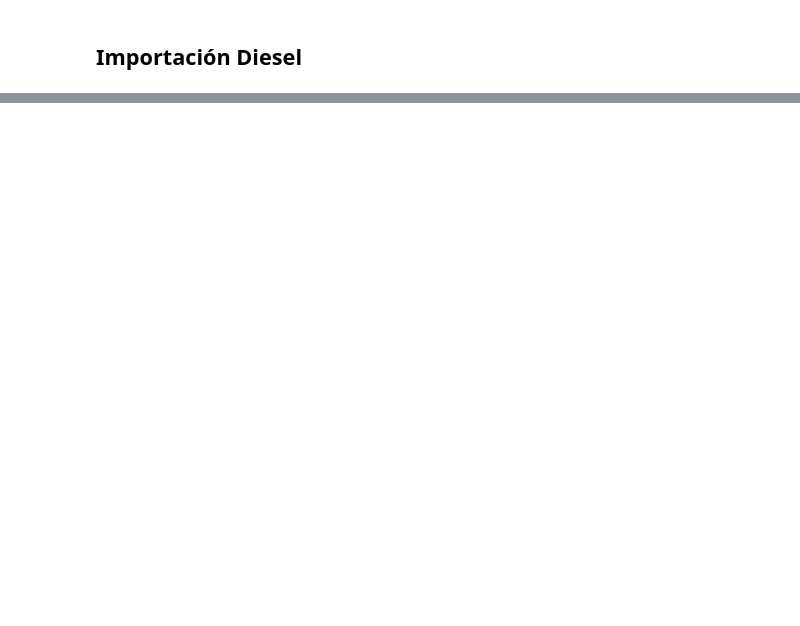
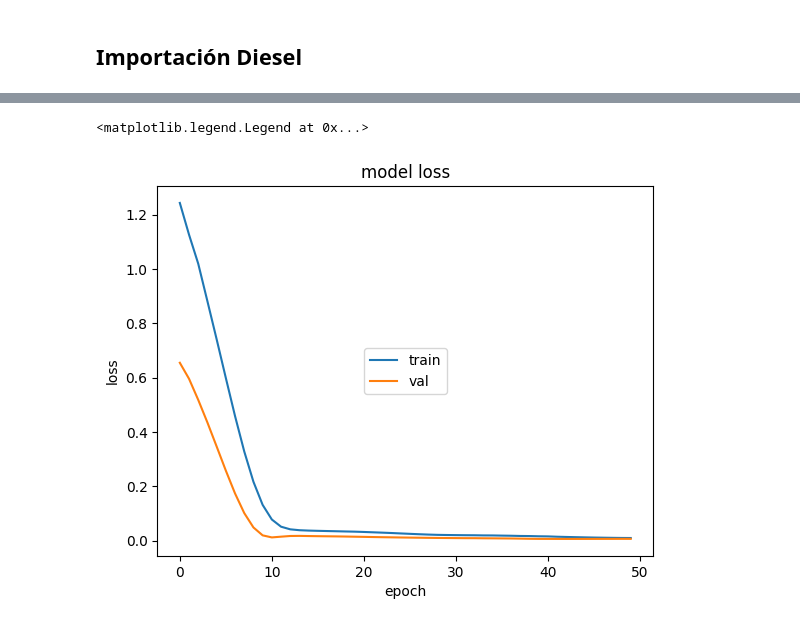
Before and after one commit to PedroMarro11/lab03DS, a Jupyter notebook: lab03.ipynb, the cells around one changed output, grey strips where cells are left out. Saved outputs shown, nothing was run; the diff lists cells and outputs as text; code cells hidden in the pictures; blank space fills up the shorter version.

```diff
--- a/lab03.ipynb
+++ b/lab03.ipynb
@@ -409,0 +459,5 @@ ts_diesel = train_diesel['Diesel']
+# %%
+retrasos = 1
+x_train,y_train = df_a_X_y(train, retrasos)
+x_val,y_val = df_a_X_y(validation, retrasos)
+x_test,y_test = df_a_X_y(test, retrasos)
@@ -409,0 +466,8 @@ ts_diesel = train_diesel['Diesel']
+# %%
+modelo1 = Sequential()
+
+modelo1.add(InputLayer((retrasos, 1)))
+modelo1.add(LSTM(64))
+modelo1.add(Dense(8, 'relu'))
+modelo1.add(Dense(1, 'linear'))
+modelo1.summary()
@@ -409,0 +488,11 @@ ts_diesel = train_diesel['Diesel']
+# %%
+modelo1.compile(loss=MeanSquaredError(),optimizer="rmsprop")
+# %%
+epocas = 50
+history= modelo1.fit(
+    x = x_train,
+    y = y_train,
+    epochs = epocas,
+    shuffle = False,
+    validation_data = (x_val, y_val)
+)
@@ -409,0 +517,10 @@ ts_diesel = train_diesel['Diesel']
+# %%
+plt.plot(history.history['loss'])
+plt.plot(history.history['val_loss'])
+plt.title('model loss')
+plt.ylabel('loss')
+plt.xlabel('epoch')
+plt.legend(['train', 'val'], loc='center')
+# %% [output]
+<matplotlib.legend.Legend at 0x...>
+[figure, added]
```
Also changed, not shown: parts of 38 cells of this notebook, 1 other file.
